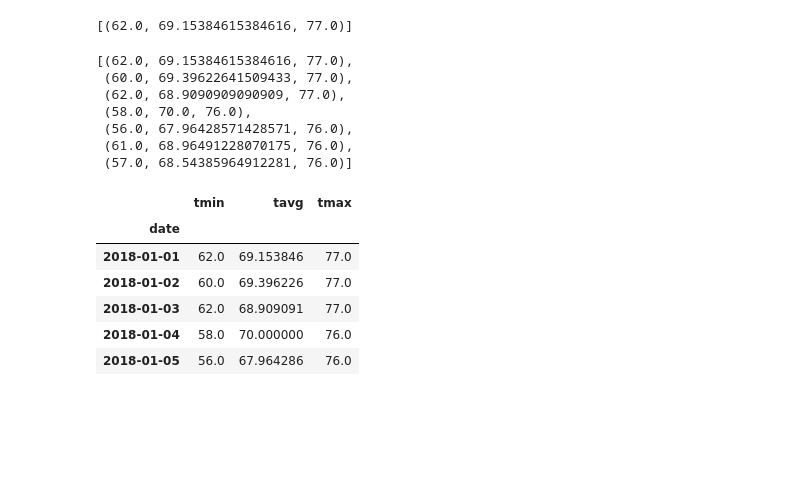
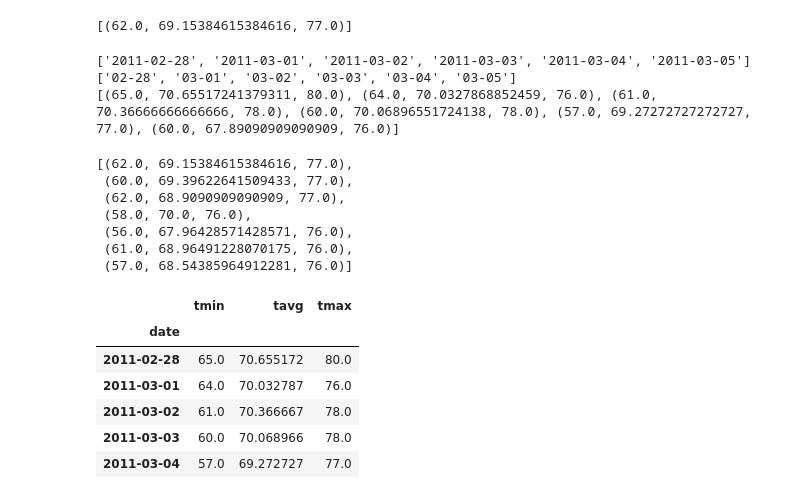
Before and after one commit to Survifit/bootcamprepo, a Jupyter notebook: Homework10/Howard_Hwk10_climate.ipynb, the cells around one changed output. Cells and saved outputs as stored; diff of their text form; code cells hidden in the pictures; blank space fills up the shorter version.

```diff
--- a/Homework10/Howard_Hwk10_climate.ipynb
+++ b/Homework10/Howard_Hwk10_climate.ipynb
@@ -166,4 +178,8 @@ print(calc_temps('2012-02-28', '2012-03-05'))
 # %%
 # Calculate the total amount of rainfall per weather station for your trip dates using the previous year's matching dates.
 # Sort this in descending order by precipitation amount and list the station, name, latitude, longitude, and elevation
+sel = [Measurement.station, Station.name, Station.latitude, Station.longitude, Station.elevation, func.sum(Measurement.prcp)]
+results = session.query(*sel).filter(Station.station == Measurement.station).filter(Measurement.date >= '2011-02-28').\
+        filter(Measurement.date <= '2011-03-05').group_by(Measurement.station).order_by(func.sum(Measurement.prcp).desc()).all()
+print(results)
 # %% [output]
@@ -191,6 +207,24 @@ def daily_normals(date):
 daily_normals("01-01")
 # %% [output]
 [(62.0, 69.15384615384616, 77.0)]
+# %%
+dateList = []
+monthDayList = []
+for date in pd.date_range(start='2011-02-28', end='2011-03-05'):
+    dateList.append(date.strftime("%Y-%m-%d"))
+    monthDayList.append(date.strftime("%m-%d"))
+print(dateList)
+print(monthDayList)
+
+normals = []
+for day in monthDayList:
+    normals.append(daily_normals(day)[0])
+
+print(normals)
+# %% [output]
+['2011-02-28', '2011-03-01', '2011-03-02', '2011-03-03', '2011-03-04', '2011-03-05']
+['02-28', '03-01', '03-02', '03-03', '03-04', '03-05']
+[(65.0, 70.65517241379311, 80.0), (64.0, 70.0327868852459, 76.0), (61.0, 70.36666666666666, 78.0), (60.0, 70.06896551724138, 78.0), (57.0, 69.27272727272727, 77.0), (60.0, 67.89090909090909, 76.0)]
 # %%
 # calculate the daily normals for your trip
 # push each tuple of calculations into a list called `normals`
@@ -212,13 +246,19 @@ daily_normals("01-01")
  (57.0, 68.54385964912281, 76.0)]
 # %%
 # Load the previous query results into a Pandas DataFrame and add the `trip_dates` range as the `date` index
+tripNormals_df = pd.DataFrame({'tmin':[row[0] for row in normals],
+                              'tavg':[row[1] for row in normals],
+                              'tmax':[row[2] for row in normals],
+                              'date':dateList})
+tripNormals_df = tripNormals_df.set_index('date', inplace=False)
+tripNormals_df.head()
 # %% [output]
 |  | tmin | tavg | tmax |
 | date |  |  |  |
-| 2018-01-01 | 62.0 | 69.153846 | 77.0 |
-| 2018-01-02 | 60.0 | 69.396226 | 77.0 |
-| 2018-01-03 | 62.0 | 68.909091 | 77.0 |
-| 2018-01-04 | 58.0 | 70.000000 | 76.0 |
-| 2018-01-05 | 56.0 | 67.964286 | 76.0 |
+| 2011-02-28 | 65.0 | 70.655172 | 80.0 |
+| 2011-03-01 | 64.0 | 70.032787 | 76.0 |
+| 2011-03-02 | 61.0 | 70.366667 | 78.0 |
+| 2011-03-03 | 60.0 | 70.068966 | 78.0 |
+| 2011-03-04 | 57.0 | 69.272727 | 77.0 |
 # %%
 # Plot the daily normals as an area plot with `stacked=False`
```
Also changed, not shown: parts of 4 cells of this notebook.
